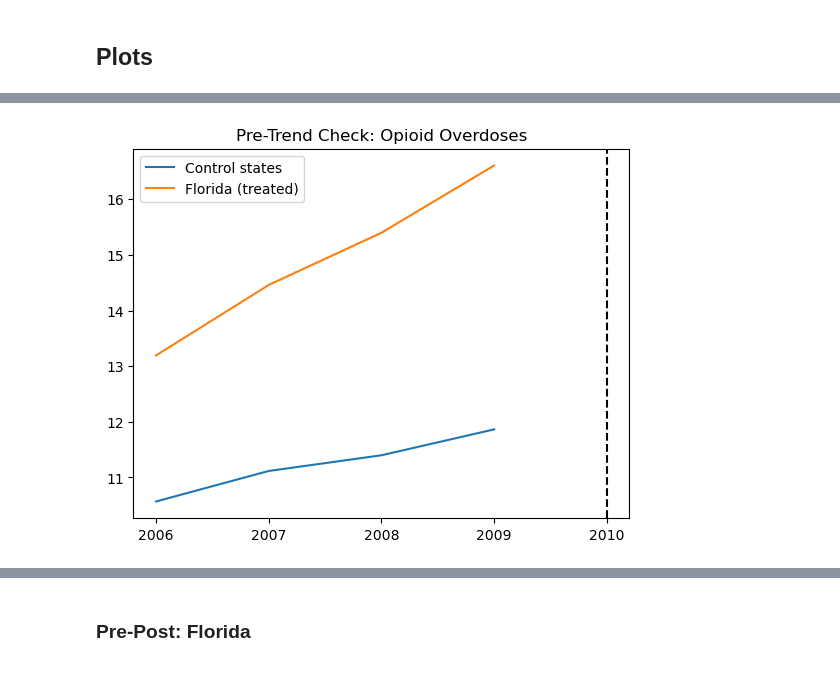
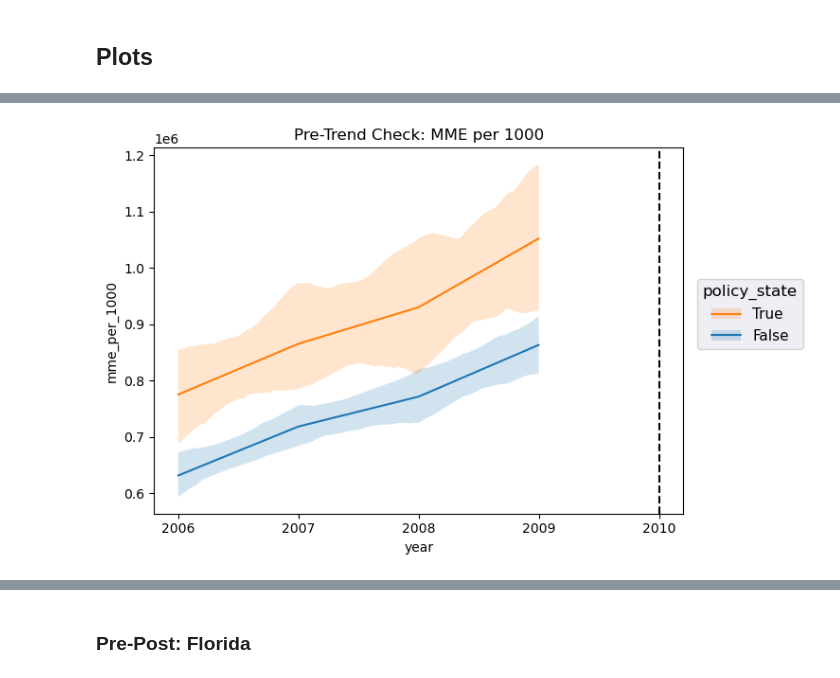
Before and after one commit to rakiranelson/IDS590-Opioids-Final-Project, a Jupyter notebook: opioid_project_analysis.ipynb, the cells around one changed output, grey strips where cells are left out. Saved outputs shown, nothing was run; the diff lists cells and outputs as text; code cells hidden in the pictures.

```diff
--- a/opioid_project_analysis.ipynb
+++ b/opioid_project_analysis.ipynb
@@ -110,18 +77,25 @@ plt.show()
-# %%
-pre_od = opioids_states_od[opioids_states_od["year"] < 2010]
-
-mean_trends = (
-    pre_od.groupby(["policy_state", "year"])["overdose_per_100k"].mean().reset_index()
-)
-
-for group, d in mean_trends.groupby("policy_state"):
-    label = "Florida (treated)" if group == 1 else "Control states"
-    plt.plot(d["year"], d["overdose_per_100k"], label=label)
-
-plt.axvline(2010, color="black", linestyle="--")
-plt.xticks(range(pre_od["year"].min(), pre_od["year"].max() + 2))
-plt.legend()
-plt.title("Pre-Trend Check: Opioid Overdoses")
-plt.show()
-# %% [output]
-[figure, removed]
+# %%
+color_map = {True: "tab:orange", False: "tab:blue"}
+
+pre_prescriptions["policy_state"] = pre_prescriptions["policy_state"].astype("boolean")
+
+fig1, ax1 = plt.subplots()
+
+plot = (
+    so.Plot(pre_prescriptions, x="year", y="mme_per_1000", color="policy_state")
+    .scale(color=color_map)
+    .add(
+        so.Line(),  # so.PolyFit(order=1)
+        lowess := sor.Lowess(frac=0.7, gridsize=100, num_bootstrap=200, alpha=0.95),
+    )
+    .add(so.Band(), lowess)
+    .label(title="Pre-Trend Check: MME per 1000")
+)
+
+plot.on(ax1).plot()
+plt.axvline(2010, color="black", linestyle="--")
+plt.xticks(range(pre_prescriptions["year"].min(), pre_prescriptions["year"].max() + 2))
+plt.tight_layout()
+plt.show()
+# %% [output]
+[figure, added]
```
Also changed, not shown: parts of 11 cells of this notebook.
